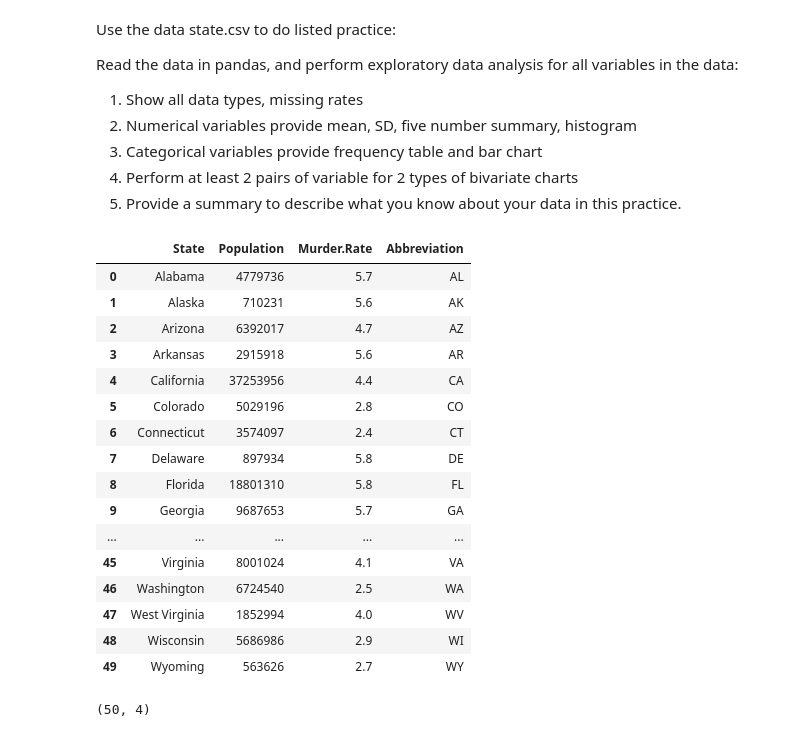
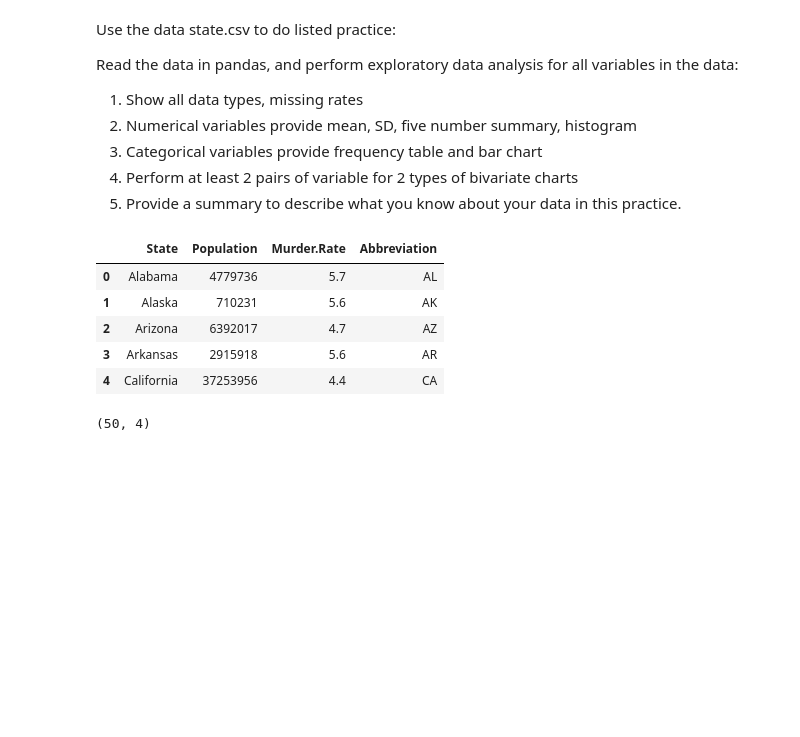
Before and after one commit to Siaaaanadong/DataScienceProgram, a Jupyter notebook: Class1/Class1HW1_SianaDong.ipynb, the cells around one changed output. Saved outputs shown, nothing was run; the diff lists cells and outputs as text; code cells hidden in the pictures; blank space fills up the shorter version.

```diff
--- a/Class1/Class1HW1_SianaDong.ipynb
+++ b/Class1/Class1HW1_SianaDong.ipynb
@@ -14,25 +14,14 @@ import os
 import matplotlib.pyplot as plt
 # %%
 state = pd.read_csv("state.csv")
-state
+state.head()
 # %% [output]
 |  | State | Population | Murder.Rate | Abbreviation |
 | 0 | Alabama | 4779736 | 5.7 | AL |
 | 1 | Alaska | 710231 | 5.6 | AK |
 | 2 | Arizona | 6392017 | 4.7 | AZ |
 | 3 | Arkansas | 2915918 | 5.6 | AR |
 | 4 | California | 37253956 | 4.4 | CA |
-| 5 | Colorado | 5029196 | 2.8 | CO |
-| 6 | Connecticut | 3574097 | 2.4 | CT |
-| 7 | Delaware | 897934 | 5.8 | DE |
-| 8 | Florida | 18801310 | 5.8 | FL |
-| 9 | Georgia | 9687653 | 5.7 | GA |
-| ... | ... | ... | ... | ... |
-| 45 | Virginia | 8001024 | 4.1 | VA |
-| 46 | Washington | 6724540 | 2.5 | WA |
-| 47 | West Virginia | 1852994 | 4.0 | WV |
-| 48 | Wisconsin | 5686986 | 2.9 | WI |
-| 49 | Wyoming | 563626 | 2.7 | WY |
 # %%
 state.shape
 # %% [output]
```
Also changed, not shown: parts of 1 cell of this notebook, 6 other files.
